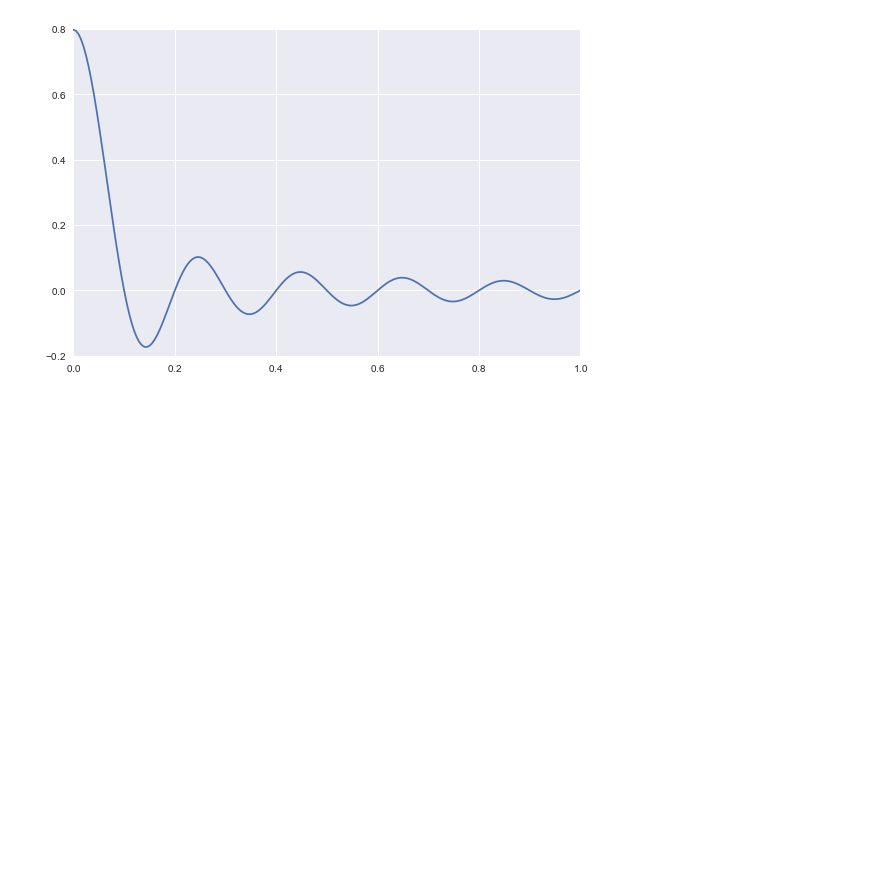
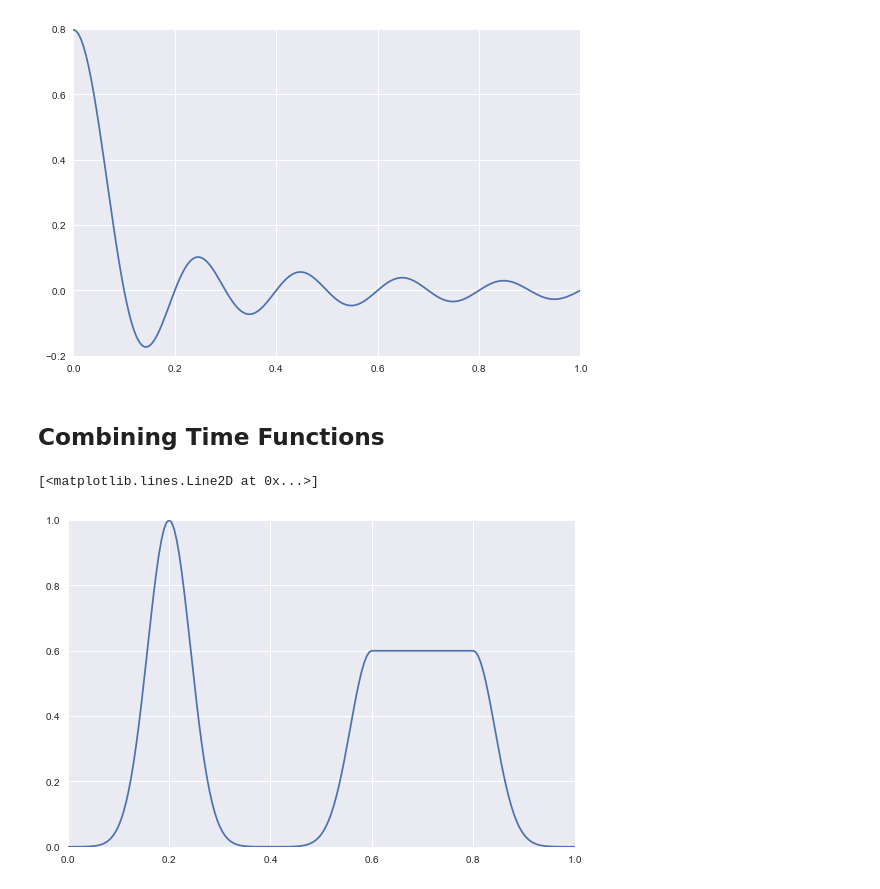
Before and after one commit to tpogden/notebooks-maxwellbloch, a Jupyter notebook: A-available-time-functions.ipynb, the cells around one changed output. Cells and saved outputs as stored; diff of their text form; code cells hidden in the pictures; blank space fills up the shorter version.

Commit message:
Add combined time functions to appendix

```diff
--- a/A-available-time-functions.ipynb
+++ b/A-available-time-functions.ipynb
@@ -102,3 +102,13 @@ plt.plot(tlist, t_funcs.sinc_1(tlist,  args={ 'ampl_1': 1.0, 'width_1': 10.}))
 # %% [output]
 [<matplotlib.lines.Line2D at 0x...>]
 [figure]
+# %% [markdown]
+## Combining Time Functions
+# %%
+f = lambda t, args: t_funcs.gaussian_1(t,args) + t_funcs.ramp_onoff_2(t, args)
+# %%
+plt.plot(tlist, f(tlist, args={'ampl_1': 1.0, 'fwhm_1': 0.1, 'centre_1': 0.2,
+                               'ampl_2': 0.6, 'fwhm_2': 0.1, 'on_2':0.6, 'off_2':0.8}))
+# %% [output]
+[<matplotlib.lines.Line2D at 0x...>]
+[figure, added]
```
Also changed, not shown: parts of 3 cells of this notebook.
